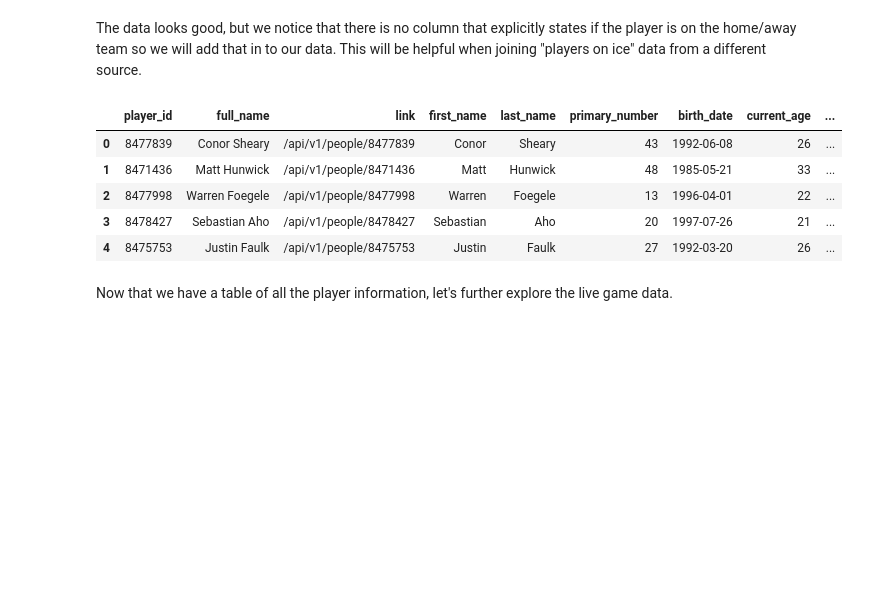
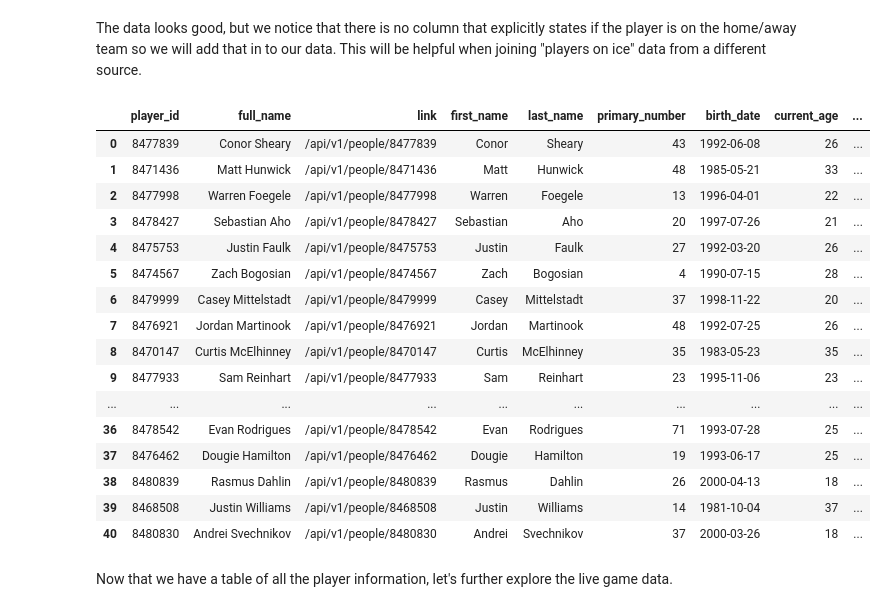
Before and after one commit to yanniskatsaros/hockey-analytics, a Jupyter notebook: nhl-api-data.ipynb, the cells around one changed output. Saved outputs shown, nothing was run; the diff lists cells and outputs as text; code cells hidden in the pictures; blank space fills up the shorter version.

```diff
--- a/nhl-api-data.ipynb
+++ b/nhl-api-data.ipynb
@@ -274,14 +286,25 @@ home_away_map = {
 
 player_data['home_away'] = player_data['current_team_code'].map(home_away_map)
 # %%
-player_data.head()
+player_data
 # %% [output]
 |  | player_id | full_name | link | first_name | last_name | primary_number | birth_date | current_age | ... |
 | 0 | 8477839 | Conor Sheary | /api/v1/people/8477839 | Conor | Sheary | 43 | 1992-06-08 | 26 | ... |
 | 1 | 8471436 | Matt Hunwick | /api/v1/people/8471436 | Matt | Hunwick | 48 | 1985-05-21 | 33 | ... |
 | 2 | 8477998 | Warren Foegele | /api/v1/people/8477998 | Warren | Foegele | 13 | 1996-04-01 | 22 | ... |
 | 3 | 8478427 | Sebastian Aho | /api/v1/people/8478427 | Sebastian | Aho | 20 | 1997-07-26 | 21 | ... |
 | 4 | 8475753 | Justin Faulk | /api/v1/people/8475753 | Justin | Faulk | 27 | 1992-03-20 | 26 | ... |
+| 5 | 8474567 | Zach Bogosian | /api/v1/people/8474567 | Zach | Bogosian | 4 | 1990-07-15 | 28 | ... |
+| 6 | 8479999 | Casey Mittelstadt | /api/v1/people/8479999 | Casey | Mittelstadt | 37 | 1998-11-22 | 20 | ... |
+| 7 | 8476921 | Jordan Martinook | /api/v1/people/8476921 | Jordan | Martinook | 48 | 1992-07-25 | 26 | ... |
+| 8 | 8470147 | Curtis McElhinney | /api/v1/people/8470147 | Curtis | McElhinney | 35 | 1983-05-23 | 35 | ... |
+| 9 | 8477933 | Sam Reinhart | /api/v1/people/8477933 | Sam | Reinhart | 23 | 1995-11-06 | 23 | ... |
+| ... | ... | ... | ... | ... | ... | ... | ... | ... | ... |
+| 36 | 8478542 | Evan Rodrigues | /api/v1/people/8478542 | Evan | Rodrigues | 71 | 1993-07-28 | 25 | ... |
+| 37 | 8476462 | Dougie Hamilton | /api/v1/people/8476462 | Dougie | Hamilton | 19 | 1993-06-17 | 25 | ... |
+| 38 | 8480839 | Rasmus Dahlin | /api/v1/people/8480839 | Rasmus | Dahlin | 26 | 2000-04-13 | 18 | ... |
+| 39 | 8468508 | Justin Williams | /api/v1/people/8468508 | Justin | Williams | 14 | 1981-10-04 | 37 | ... |
+| 40 | 8480830 | Andrei Svechnikov | /api/v1/people/8480830 | Andrei | Svechnikov | 37 | 2000-03-26 | 18 | ... |
 # %% [markdown]
 Now that we have a table of all the player information, let's further explore the live game data.
 # %%
```
Also changed, not shown: parts of 7 cells of this notebook, 1 other file.
